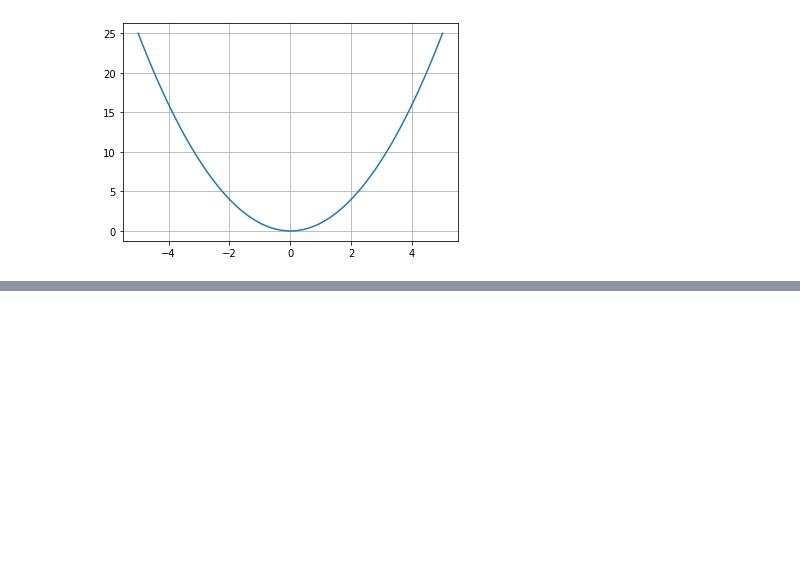
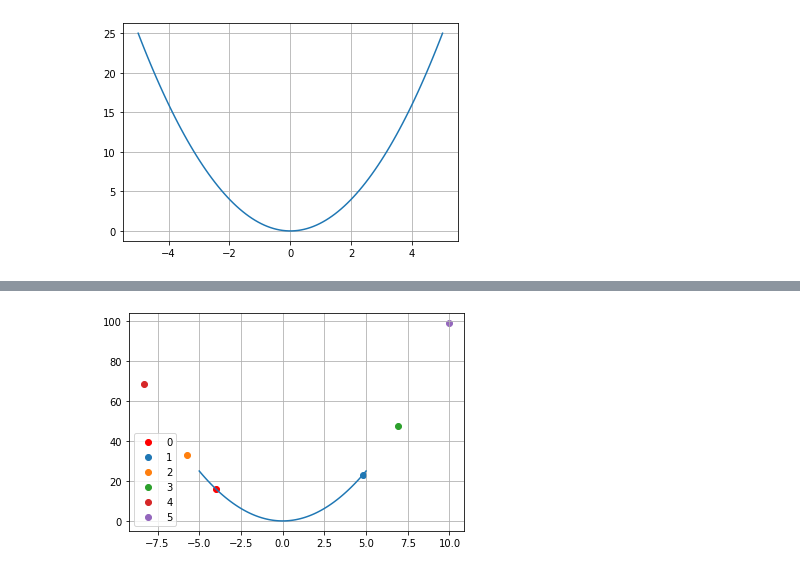
Before and after one commit to JakeOh/202007_itw_bd18, a Jupyter notebook: lab_ml/ml05_linear_regression.ipynb, the cells around one changed output, grey strips where cells are left out. Cells and saved outputs as stored; diff of their text form; code cells hidden in the pictures; blank space fills up the shorter version.

```diff
--- a/lab_ml/ml05_linear_regression.ipynb
+++ b/lab_ml/ml05_linear_regression.ipynb
@@ -85,0 +160,4 @@ plt.grid()
+# %%
+plot_gradient_descent(fn=square, x_init=-4, n_iterations=5, eta=1.1)
+# %% [output]
+[figure, added]
```
Also changed, not shown: parts of 24 cells of this notebook.
